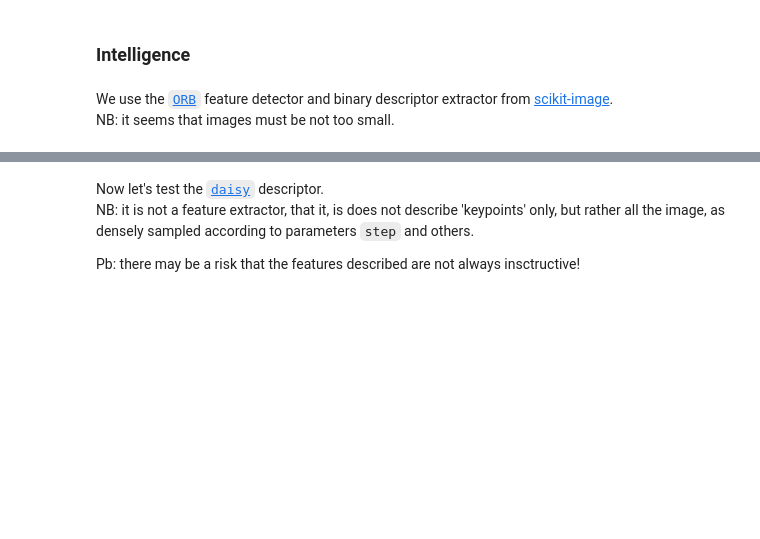
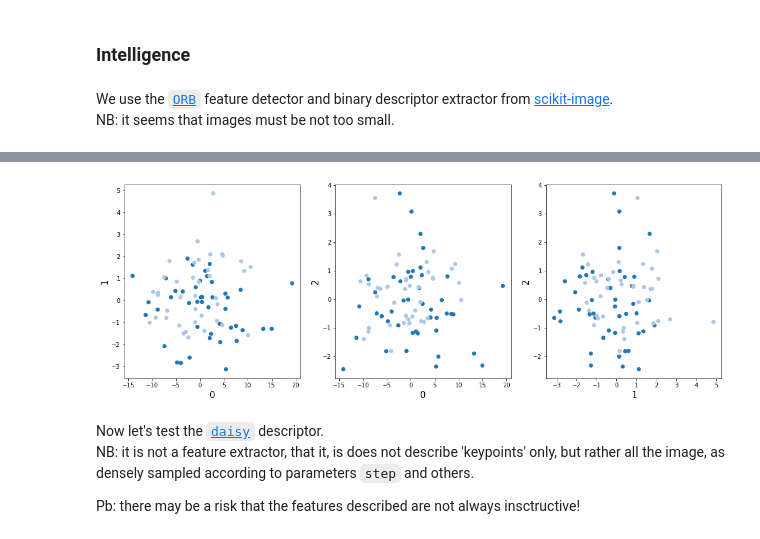
Before and after one commit to 0-tree/EIG3_IAFlash, a Jupyter notebook: IAFlash/exple_clustering.ipynb, the cells around one changed output, grey strips where cells are left out. Saved outputs shown, nothing was run; the diff lists cells and outputs as text; code cells hidden in the pictures; blank space fills up the shorter version.

```diff
--- a/IAFlash/exple_clustering.ipynb
+++ b/IAFlash/exple_clustering.ipynb
@@ -118,3 +187,25 @@ NB: it seems that images must be not too small.
+# %%
+# given the 'centroid' features, now compute the bag-of-daisy vector for each image
+
+centroidFeat = avgFeat.dot(kmeans.cluster_centers_.transpose())
+# centroidFeat = centroidFeat / np.sqrt(np.sum(centroidFeat**2))
+
+# validate graphically
+
+pca = PCA(n_components=min(centroidFeat.shape[1],3),
+          copy=True,
+          iterated_power='auto',
+          random_state=seed,
+          svd_solver='auto',
+          tol=0.0,
+          whiten=False)
+centroidFeat_pc = pca.fit_transform(centroidFeat)
+
+N = 1000
+s = np.random.choice(allFeat.shape[0],N)
+pcaPlot(centroidFeat_pc, cm.tab20(y))
+# %% [output]
+[figure, added]
 # %% [markdown]
 Now let's test the [`daisy`](http://scikit-image.org/docs/stable/api/skimage.feature.html#skimage.feature.daisy) descriptor.
 NB: it is not a feature extractor, that it, is does not describe 'keypoints' only, but rather all the image, as densely sampled according to parameters `step` and others.
```
Also changed, not shown: parts of 20 cells of this notebook, 1 other file.
